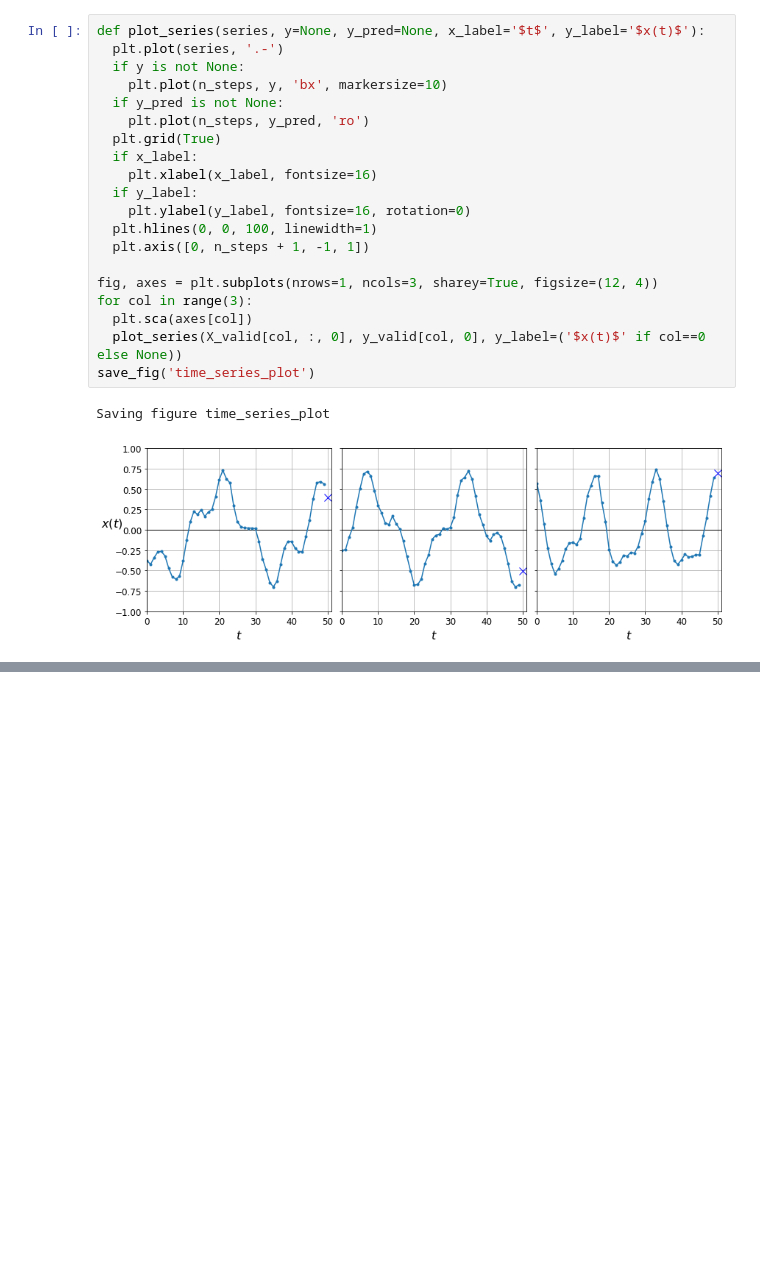
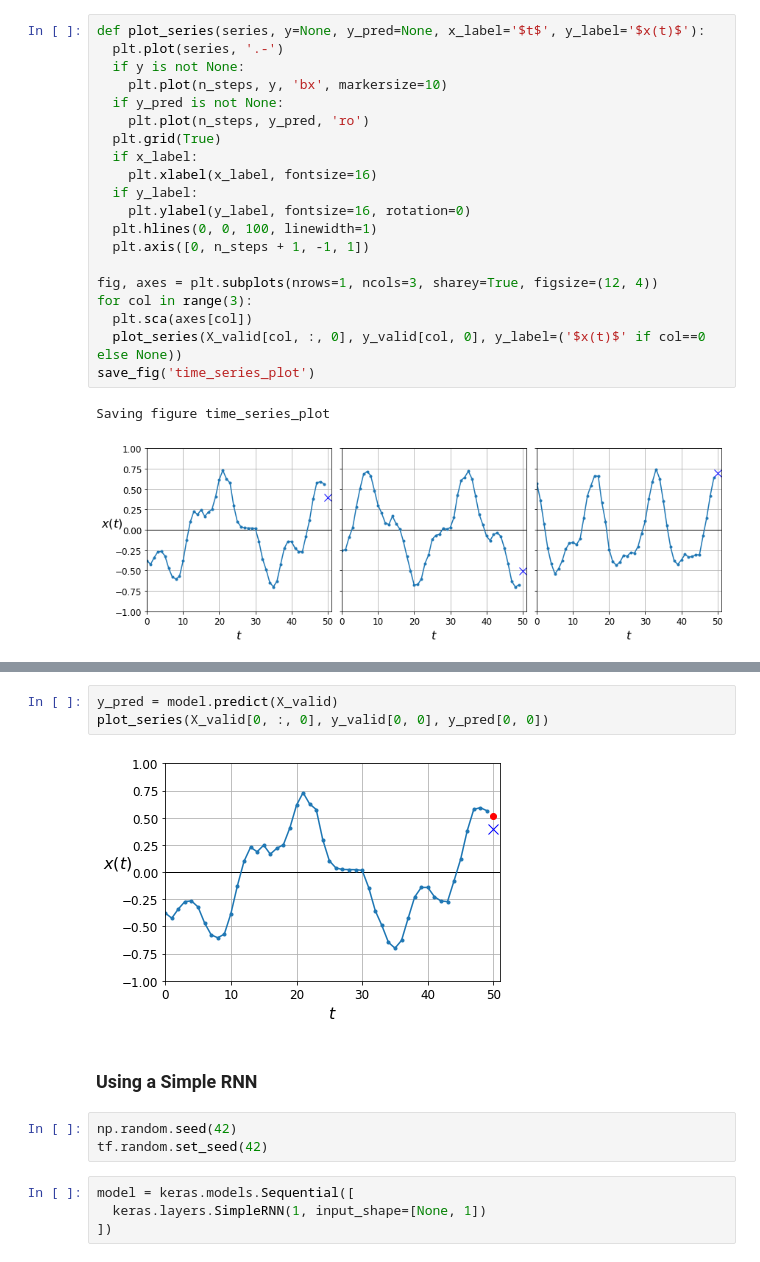
Before and after one commit to thap/skl-tf, a Jupyter notebook: 15_sequences_rnn_cnn.ipynb, the cells around one changed output, grey strips where cells are left out. Saved outputs shown, nothing was run; the diff lists cells and outputs as text; blank space fills up the shorter version.

```diff
--- a/15_sequences_rnn_cnn.ipynb
+++ b/15_sequences_rnn_cnn.ipynb
@@ -106,0 +164,14 @@ Saving figure time_series_plot
+# %%
+y_pred = model.predict(X_valid)
+plot_series(X_valid[0, :, 0], y_valid[0, 0], y_pred[0, 0])
+# %% [output]
+[figure, added]
+# %% [markdown]
+### Using a Simple RNN
+# %%
+np.random.seed(42)
+tf.random.set_seed(42)
+# %%
+model = keras.models.Sequential([
+  keras.layers.SimpleRNN(1, input_shape=[None, 1])
+])
```
Also changed, not shown: parts of 92 cells of this notebook, 1 other file.
